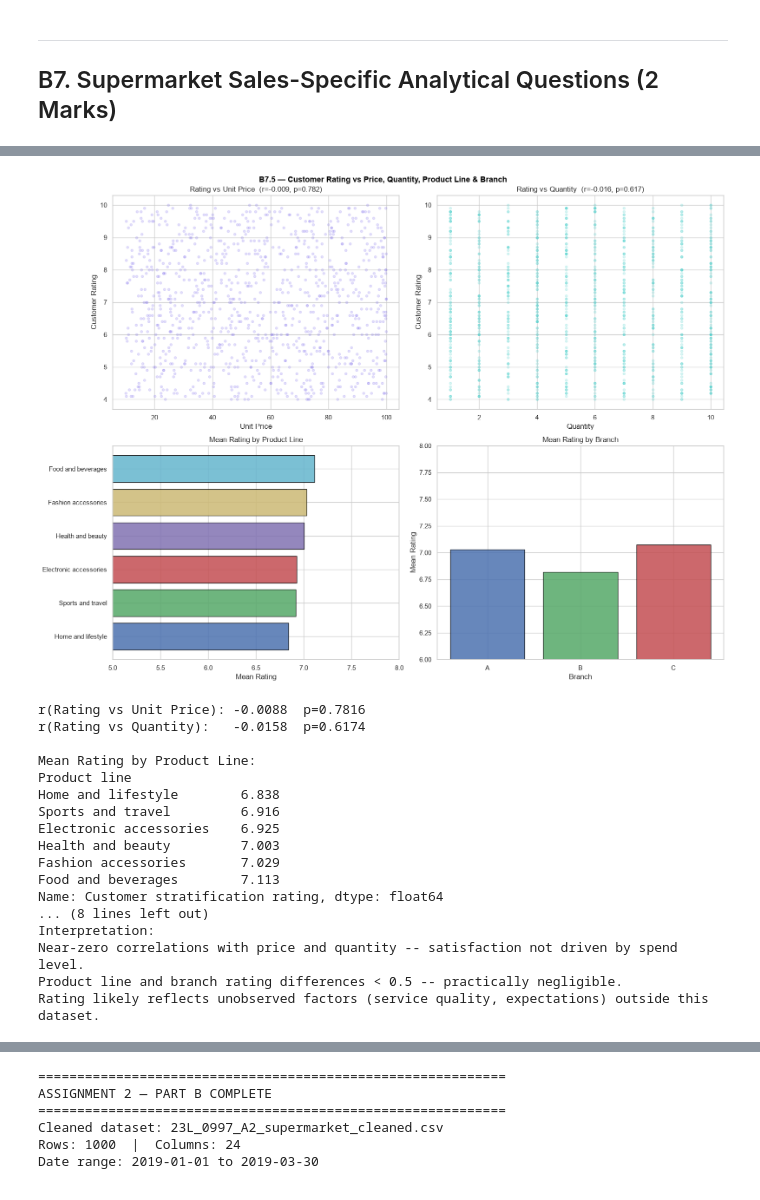
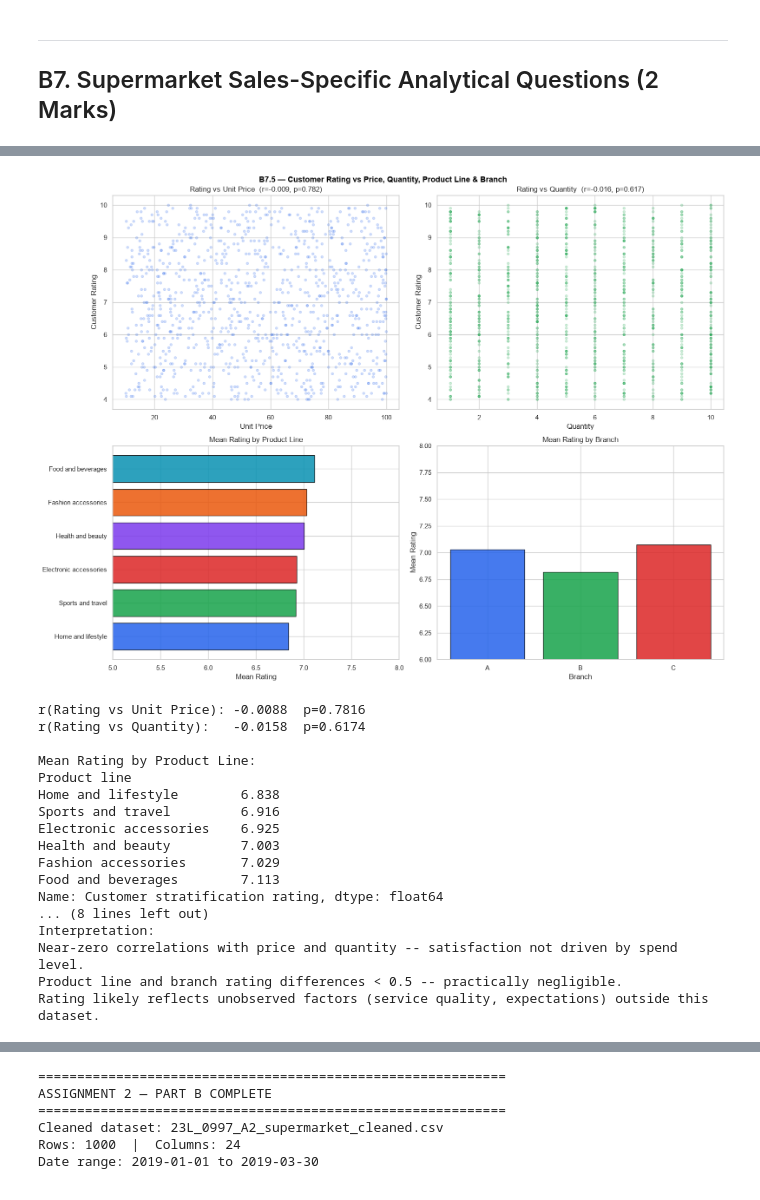
Before and after one commit to SheikhFareed99/Data-cleaning-eda, a Jupyter notebook: 23L_0997_A2.ipynb, the cells around one changed output, grey strips where cells are left out. Saved outputs shown, nothing was run; the diff lists cells and outputs as text; code cells hidden in the pictures.

```diff
--- a/23L_0997_A2.ipynb
+++ b/23L_0997_A2.ipynb
@@ -339,7 +347,7 @@ from scipy import stats
 sns.set_theme(style='whitegrid')
 plt.rcParams['figure.figsize'] = (10, 5)
 plt.rcParams['font.size'] = 10
-PALETTE = ['#4C72B0', '#55A868', '#C44E52', '#8172B2', '#CCB974', '#64B5CD']
+PALETTE = ['#2563EB', '#16A34A', '#DC2626', '#7C3AED', '#EA580C', '#0891B2']
 # %% [markdown]
 ---
 ## B1. Dataset Understanding (2 Marks)
@@ -1277,46 +1285,46 @@ fig.suptitle('B7.5 — Customer Rating vs Price, Quantity, Product Line & Branch
 axes = axes.flatten()
 r1, p1 = stats.pearsonr(df_clean['Unit price'], df_clean['Customer stratification rating'])
 axes[0].scatter(df_clean['Unit price'], df_clean['Customer stratification rating'],
-                alpha=0.2, color='#7b68ee', s=15)
+                alpha=0.2, color='#2563EB', s=15)
 axes[0].set_title(f'Rating vs Unit Price  (r={r1:.3f}, p={p1:.3f})')
 axes[0].set_xlabel('Unit Price')
 axes[0].set_ylabel('Customer Rating')
 axes[0].grid(True)
 r2, p2 = stats.pearsonr(df_clean['Quantity'], df_clean['Customer stratification rating'])
 axes[1].scatter(df_clean['Quantity'], df_clean['Customer stratification rating'],
-                alpha=0.2, color='#48d1cc', s=15)
+                alpha=0.2, color='#16A34A', s=15)
 axes[1].set_title(f'Rating vs Quantity  (r={r2:.3f}, p={p2:.3f})')
 axes[1].set_xlabel('Quantity')
 axes[1].set_ylabel('Customer Rating')
 axes[1].grid(True)
 prod_rating = df_clean.groupby('Product line')['Customer stratification rating'].mean().sort_values()
 axes[2].barh(prod_rating.index, prod_rating.values, color=PALETTE[:6], alpha=0.85, edgecolor='black')
 axes[2].set_title('Mean Rating by Product Line')
 axes[2].set_xlabel('Mean Rating')
 axes[2].set_xlim(5, 8)
 axes[2].grid(True, axis='x')
 branch_rating = df_clean.groupby('Branch')['Customer stratification rating'].mean()
 axes[3].bar(branch_rating.index, branch_rating.values, color=PALETTE[:3], alpha=0.85, edgecolor='black')
 axes[3].set_title('Mean Rating by Branch')
 axes[3].set_xlabel('Branch')
 axes[3].set_ylabel('Mean Rating')
 axes[3].set_ylim(6, 8)
 axes[3].grid(True, axis='y')
 plt.tight_layout()
 plt.savefig('plot_b7_q5.png', dpi=120, bbox_inches='tight', facecolor='black')
 plt.show()
 print(f'r(Rating vs Unit Price): {r1:.4f}  p={p1:.4f}')
 print(f'r(Rating vs Quantity):   {r2:.4f}  p={p2:.4f}')
 print('\nMean Rating by Product Line:')
 print(prod_rating.round(3))
 print('\nMean Rating by Branch:')
 print(branch_rating.round(3))
 print('\nInterpretation:')
 print('Near-zero correlations with price and quantity -- satisfaction not driven by spend level.')
 print('Product line and branch rating differences < 0.5 -- practically negligible.')
 print('Rating likely reflects unobserved factors (service quality, expectations) outside this dataset.')
 # %% [output]
-[figure, old version]
+[figure, new version]
 r(Rating vs Unit Price): -0.0088  p=0.7816
 r(Rating vs Quantity):   -0.0158  p=0.6174
 
```
Also changed, not shown: parts of 15 cells of this notebook.
